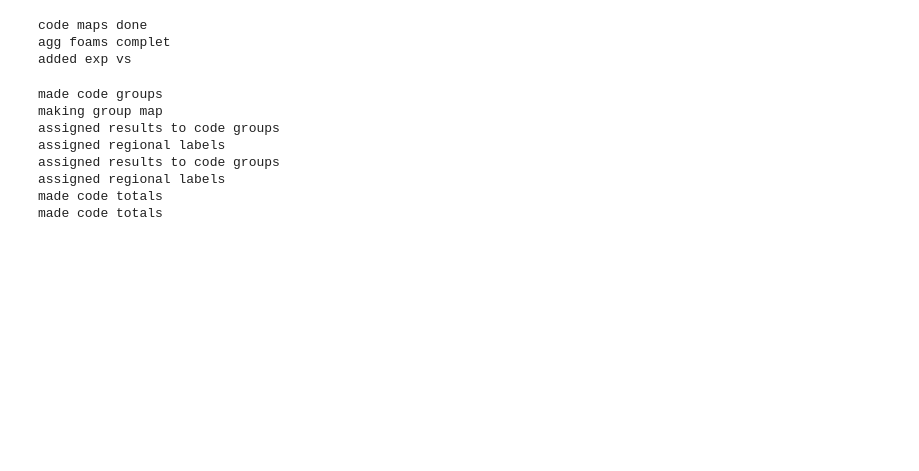
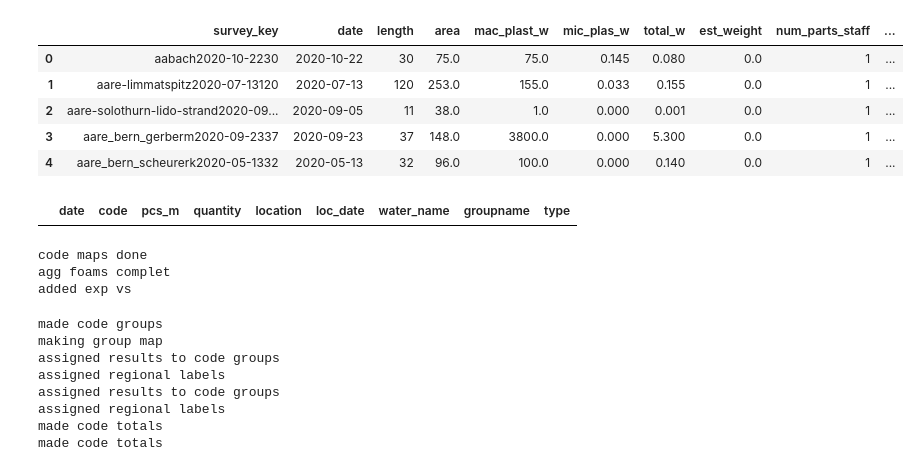
Before and after one commit to hammerdirt-analyst/iqals, a Jupyter notebook: use_a_class.ipynb, the cells around one changed output. Cells and saved outputs as stored; diff of their text form; code cells hidden in the pictures; blank space fills up the shorter version.

```diff
--- a/use_a_class.ipynb
+++ b/use_a_class.ipynb
@@ -146,11 +146,23 @@ dfSurveys['groupname'] = 'nogroup'
 # %%
 # beach data
 dfBeaches = pd.read_csv(F"{location_data}/beaches_with_ranks.csv")
 dfBeaches.set_index('slug', inplace=True)
 dfBeaches.rename(columns={"NUMPOINTS":"intersects"}, inplace=True)
 
 # code definitions
 dfCodes = pd.read_csv(F"{code_defs}/mlw_codes.csv", index_col='code')
+
+# dimensional data
+
+dfDims = pd.read_csv(F"{survey_data}/dims_data.csv")
+dfDims.head()
+# %% [output]
+|  | survey_key | date | length | area | mac_plast_w | mic_plas_w | total_w | est_weight | num_parts_staff | ... |
+| 0 | aabach2020-10-2230 | 2020-10-22 | 30 | 75.0 | 75.0 | 0.145 | 0.080 | 0.0 | 1 | ... |
+| 1 | aare-limmatspitz2020-07-13120 | 2020-07-13 | 120 | 253.0 | 155.0 | 0.033 | 0.155 | 0.0 | 1 | ... |
+| 2 | aare-solothurn-lido-strand2020-09... | 2020-09-05 | 11 | 38.0 | 1.0 | 0.000 | 0.001 | 0.0 | 1 | ... |
+| 3 | aare_bern_gerberm2020-09-2337 | 2020-09-23 | 37 | 148.0 | 3800.0 | 0.000 | 5.300 | 0.0 | 1 | ... |
+| 4 | aare_bern_scheurerk2020-05-1332 | 2020-05-13 | 32 | 96.0 | 100.0 | 0.000 | 0.140 | 0.0 | 1 | ... |
 # %%
 group_names_locations = {
     "waste water": "wastewater.json" ,
@@ -186,3 +198,7 @@ data.loc[rivers, 'type'] = 'r'
+# %%
+data[data['type']=='t']
+# %% [output]
+|  | date | code | pcs_m | quantity | location | loc_date | water_name | groupname | type |
 # %%
 data.reset_index(inplace=True)
 a = ac.PreprocessData(data, dfBeaches,these_cols=these_cols, foams=foams, start_date=start_date, end_date=end_date)
```
Also changed, not shown: parts of 59 cells of this notebook, 1 other file.
